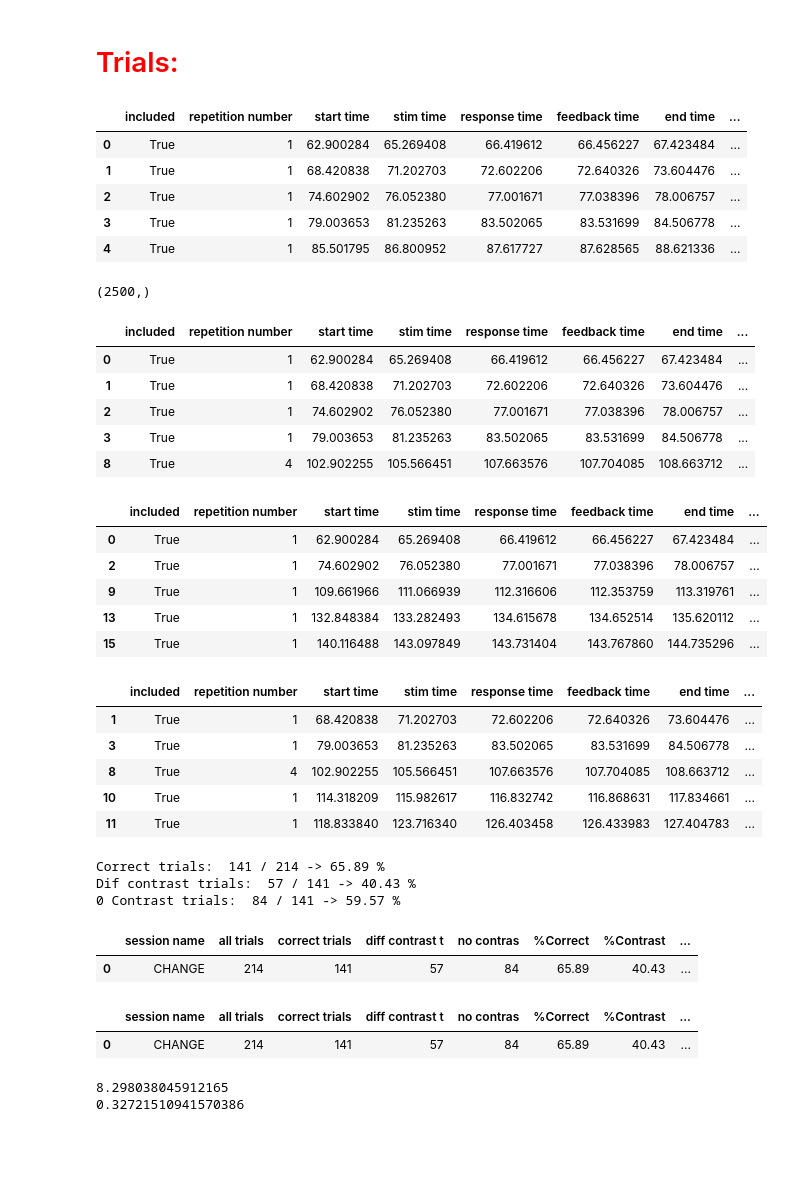
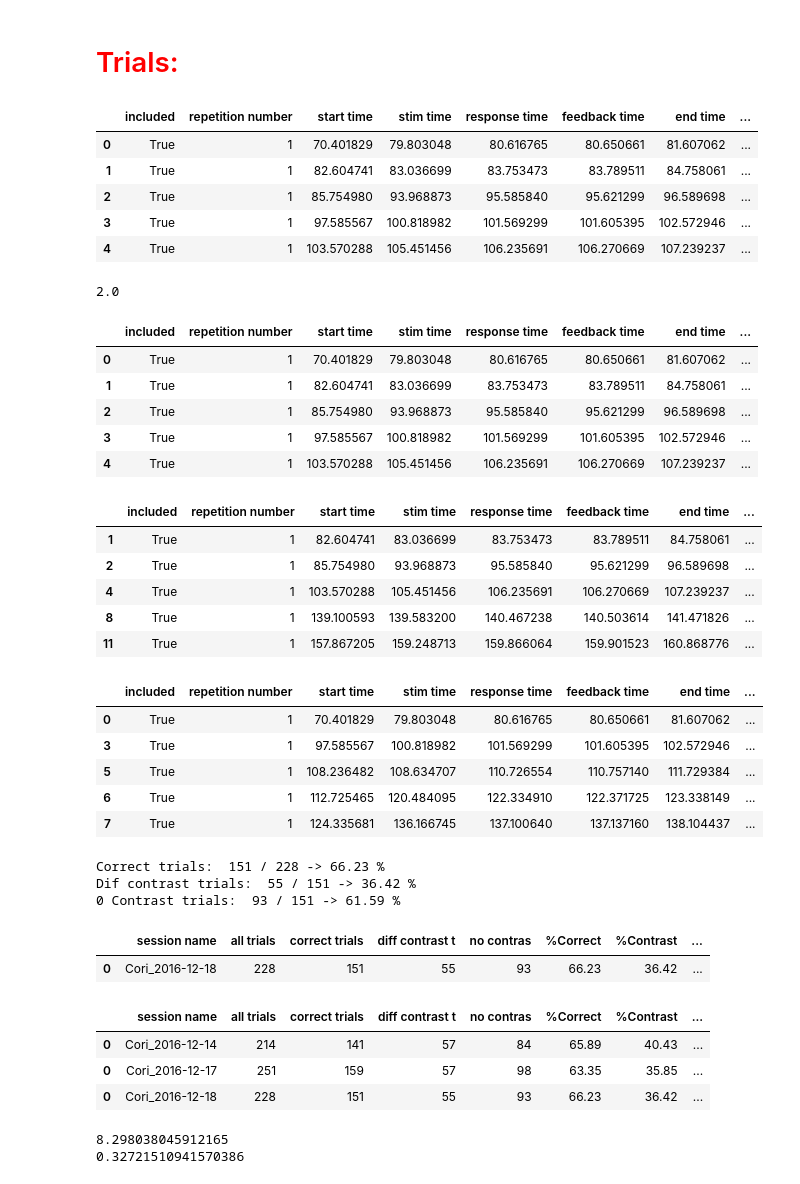
Before and after one commit to KceniaB/NMA_project, a Jupyter notebook: kce/kce_project.ipynb, the cells around one changed output. Cells and saved outputs as stored; diff of their text form; code cells hidden in the pictures; blank space fills up the shorter version.

```diff
--- a/kce/kce_project.ipynb
+++ b/kce/kce_project.ipynb
@@ -38,3 +38,17 @@ trials_df = session['trials_df']
 ## initialize with default session
 #loader = loader(main_folder, init_default=True)
 #session = loader.default_session
+# %%
+from nma_class_Copy1 import loader
+#to load older sessions
+loader = loader(main_folder)
+all_session_folders, all_session_names = loader.get_available_session()
+# load default session
+# put here any integer instead of 0 or directly the folder of the session
+session_folder = all_session_folders[2]
+session_name =  all_session_names[2]
+session = loader.load_session(session_folder, fast=True)
+
+spikes_df = session['spikes_df']
+clusters_df = session['clusters_df']
+trials_df = session['trials_df']
@@ -215,15 +252,15 @@ cluster_VISp_df
  trials_df.head()
 # %% [output]
 |  | included | repetition number | start time | stim time | response time | feedback time | end time | ... |
-| 0 | True | 1 | 62.900284 | 65.269408 | 66.419612 | 66.456227 | 67.423484 | ... |
-| 1 | True | 1 | 68.420838 | 71.202703 | 72.602206 | 72.640326 | 73.604476 | ... |
-| 2 | True | 1 | 74.602902 | 76.052380 | 77.001671 | 77.038396 | 78.006757 | ... |
-| 3 | True | 1 | 79.003653 | 81.235263 | 83.502065 | 83.531699 | 84.506778 | ... |
-| 4 | True | 1 | 85.501795 | 86.800952 | 87.617727 | 87.628565 | 88.621336 | ... |
+| 0 | True | 1 | 70.401829 | 79.803048 | 80.616765 | 80.650661 | 81.607062 | ... |
+| 1 | True | 1 | 82.604741 | 83.036699 | 83.753473 | 83.789511 | 84.758061 | ... |
+| 2 | True | 1 | 85.754980 | 93.968873 | 95.585840 | 95.621299 | 96.589698 | ... |
+| 3 | True | 1 | 97.585567 | 100.818982 | 101.569299 | 101.605395 | 102.572946 | ... |
+| 4 | True | 1 | 103.570288 | 105.451456 | 106.235691 | 106.270669 | 107.239237 | ... |
 # %%
-trials_df['wheel movement'][8].shape
+max(trials_df['wheel movement'][8])
 # %% [output]
-(2500,)
+2.0
 # %%
 # 1. All correct
 # create new variable with true where all the trials are correct = 1
@@ -237,11 +274,11 @@ correct_df = trials_df.loc[(trials_df['feedback type']==1)]
 correct_df.head()
 # %% [output]
 |  | included | repetition number | start time | stim time | response time | feedback time | end time | ... |
-| 0 | True | 1 | 62.900284 | 65.269408 | 66.419612 | 66.456227 | 67.423484 | ... |
-| 1 | True | 1 | 68.420838 | 71.202703 | 72.602206 | 72.640326 | 73.604476 | ... |
-| 2 | True | 1 | 74.602902 | 76.052380 | 77.001671 | 77.038396 | 78.006757 | ... |
-| 3 | True | 1 | 79.003653 | 81.235263 | 83.502065 | 83.531699 | 84.506778 | ... |
-| 8 | True | 4 | 102.902255 | 105.566451 | 107.663576 | 107.704085 | 108.663712 | ... |
+| 0 | True | 1 | 70.401829 | 79.803048 | 80.616765 | 80.650661 | 81.607062 | ... |
+| 1 | True | 1 | 82.604741 | 83.036699 | 83.753473 | 83.789511 | 84.758061 | ... |
+| 2 | True | 1 | 85.754980 | 93.968873 | 95.585840 | 95.621299 | 96.589698 | ... |
+| 3 | True | 1 | 97.585567 | 100.818982 | 101.569299 | 101.605395 | 102.572946 | ... |
+| 4 | True | 1 | 103.570288 | 105.451456 | 106.235691 | 106.270669 | 107.239237 | ... |
 # %%
 # 2. Create one df only for dif contrast trials and another for 0 and 0
 
@@ -250,11 +287,11 @@ diff_contrasts_df = correct_df.loc[(correct_df['stim contrast left']!=(correct_d
 diff_contrasts_df.head()
 # %% [output]
 |  | included | repetition number | start time | stim time | response time | feedback time | end time | ... |
-| 0 | True | 1 | 62.900284 | 65.269408 | 66.419612 | 66.456227 | 67.423484 | ... |
-| 2 | True | 1 | 74.602902 | 76.052380 | 77.001671 | 77.038396 | 78.006757 | ... |
-| 9 | True | 1 | 109.661966 | 111.066939 | 112.316606 | 112.353759 | 113.319761 | ... |
-| 13 | True | 1 | 132.848384 | 133.282493 | 134.615678 | 134.652514 | 135.620112 | ... |
-| 15 | True | 1 | 140.116488 | 143.097849 | 143.731404 | 143.767860 | 144.735296 | ... |
+| 1 | True | 1 | 82.604741 | 83.036699 | 83.753473 | 83.789511 | 84.758061 | ... |
+| 2 | True | 1 | 85.754980 | 93.968873 | 95.585840 | 95.621299 | 96.589698 | ... |
+| 4 | True | 1 | 103.570288 | 105.451456 | 106.235691 | 106.270669 | 107.239237 | ... |
+| 8 | True | 1 | 139.100593 | 139.583200 | 140.467238 | 140.503614 | 141.471826 | ... |
+| 11 | True | 1 | 157.867205 | 159.248713 | 159.866064 | 159.901523 | 160.868776 | ... |
 # %%
 # 2. Create one df only for dif contrast trials and another for 0 and 0
 
@@ -263,11 +300,11 @@ no_contrasts_df = correct_df.loc[(correct_df['stim contrast left']==0) & (correc
 no_contrasts_df.head()
 # %% [output]
 |  | included | repetition number | start time | stim time | response time | feedback time | end time | ... |
-| 1 | True | 1 | 68.420838 | 71.202703 | 72.602206 | 72.640326 | 73.604476 | ... |
-| 3 | True | 1 | 79.003653 | 81.235263 | 83.502065 | 83.531699 | 84.506778 | ... |
-| 8 | True | 4 | 102.902255 | 105.566451 | 107.663576 | 107.704085 | 108.663712 | ... |
-| 10 | True | 1 | 114.318209 | 115.982617 | 116.832742 | 116.868631 | 117.834661 | ... |
-| 11 | True | 1 | 118.833840 | 123.716340 | 126.403458 | 126.433983 | 127.404783 | ... |
+| 0 | True | 1 | 70.401829 | 79.803048 | 80.616765 | 80.650661 | 81.607062 | ... |
+| 3 | True | 1 | 97.585567 | 100.818982 | 101.569299 | 101.605395 | 102.572946 | ... |
+| 5 | True | 1 | 108.236482 | 108.634707 | 110.726554 | 110.757140 | 111.729384 | ... |
+| 6 | True | 1 | 112.725465 | 120.484095 | 122.334910 | 122.371725 | 123.338149 | ... |
+| 7 | True | 1 | 124.335681 | 136.166745 | 137.100640 | 137.137160 | 138.104437 | ... |
 # %%
 all_t = len(trials_df)
 crrct = len(correct_df)
@@ -275,7 +312,7 @@ cont = len(diff_contrasts_df)
 nocont = len(no_contrasts_df)
 
 df1 = ''
-df1 = {'session name': " CHANGE ",
+df1 = {'session name': [session_name],
       'all trials': [all_t],
       'correct trials': [crrct],
       'diff contrast t': [cont],
@@ -290,11 +327,11 @@ print('Dif contrast trials: ', cont,'/',crrct, '->', round(cont/crrct*100,2), '%
 print('0 Contrast trials: ', nocont,'/',crrct, '->', round(nocont/crrct*100,2), '%')
 df2
 # %% [output]
-Correct trials:  141 / 214 -> 65.89 %
-Dif contrast trials:  57 / 141 -> 40.43 %
-0 Contrast trials:  84 / 141 -> 59.57 %
+Correct trials:  151 / 228 -> 66.23 %
+Dif contrast trials:  55 / 151 -> 36.42 %
+0 Contrast trials:  93 / 151 -> 61.59 %
 |  | session name | all trials | correct trials | diff contrast t | no contras | %Correct | %Contrast | ... |
-| 0 | CHANGE | 214 | 141 | 57 | 84 | 65.89 | 40.43 | ... |
+| 0 | Cori_2016-12-18 | 228 | 151 | 55 | 93 | 66.23 | 36.42 | ... |
 # %%
 #add the different values per session
 # to initialize
@@ -302,11 +340,13 @@ Dif contrast trials:  57 / 141 -> 40.43 %
 # %%
 #to keep adding
-df3.append(df2)
+df4 = df4.append(df2)
 
-df3
+df4
 # %% [output]
 |  | session name | all trials | correct trials | diff contrast t | no contras | %Correct | %Contrast | ... |
-| 0 | CHANGE | 214 | 141 | 57 | 84 | 65.89 | 40.43 | ... |
+| 0 | Cori_2016-12-14 | 214 | 141 | 57 | 84 | 65.89 | 40.43 | ... |
+| 0 | Cori_2016-12-17 | 251 | 159 | 57 | 98 | 63.35 | 35.85 | ... |
+| 0 | Cori_2016-12-18 | 228 | 151 | 55 | 93 | 66.23 | 36.42 | ... |
 # %%
 test = []
 
```
Also changed, not shown: parts of 9 cells of this notebook, 3 other files.
